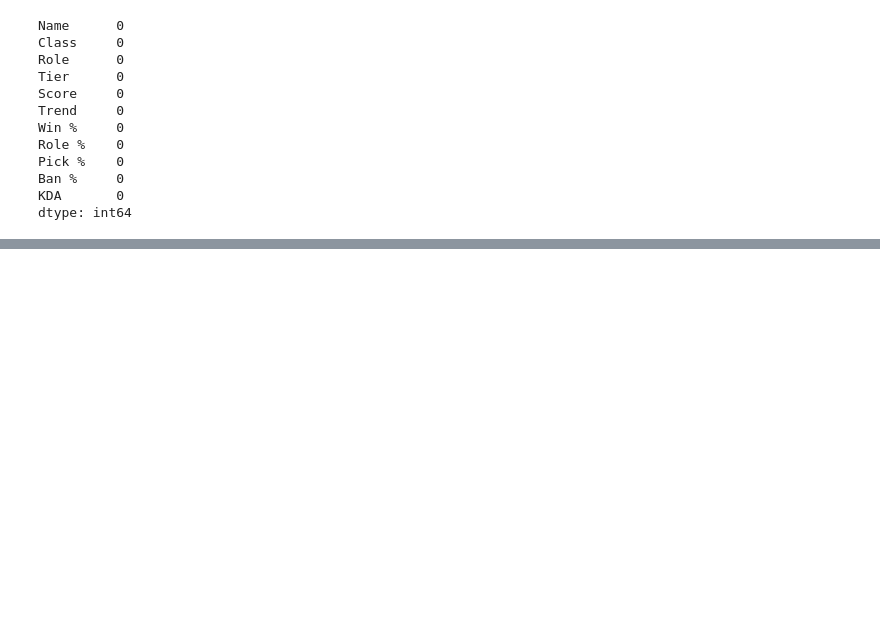
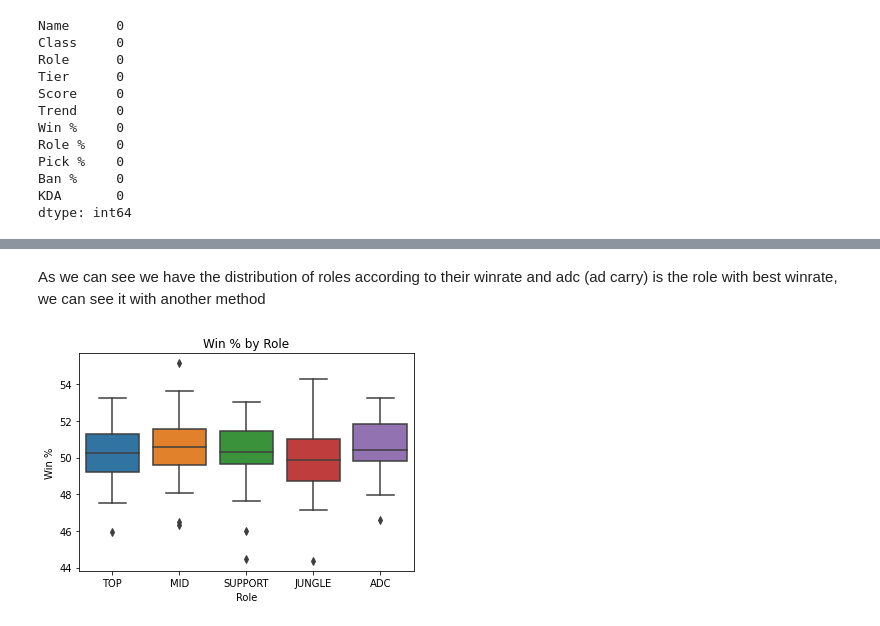
Before and after one commit to Nassim-Hb/Python_project, a Jupyter notebook: Projet.ipynb, the cells around one changed output, grey strips where cells are left out. Cells and saved outputs as stored; diff of their text form; code cells hidden in the pictures; blank space fills up the shorter version.

```diff
--- a/Projet.ipynb
+++ b/Projet.ipynb
@@ -263,0 +304,8 @@ pickrate_to_low
+# %% [markdown]
+As we can see we have the distribution of roles according to their winrate and adc (ad carry) is the role with best winrate, we can see it with another method
+# %%
+sns.boxplot(x='Role', y='Win %', data=df)
+plt.title('Win % by Role')
+plt.show()
+# %% [output]
+[figure, added]
```
Also changed, not shown: parts of 28 cells of this notebook.
